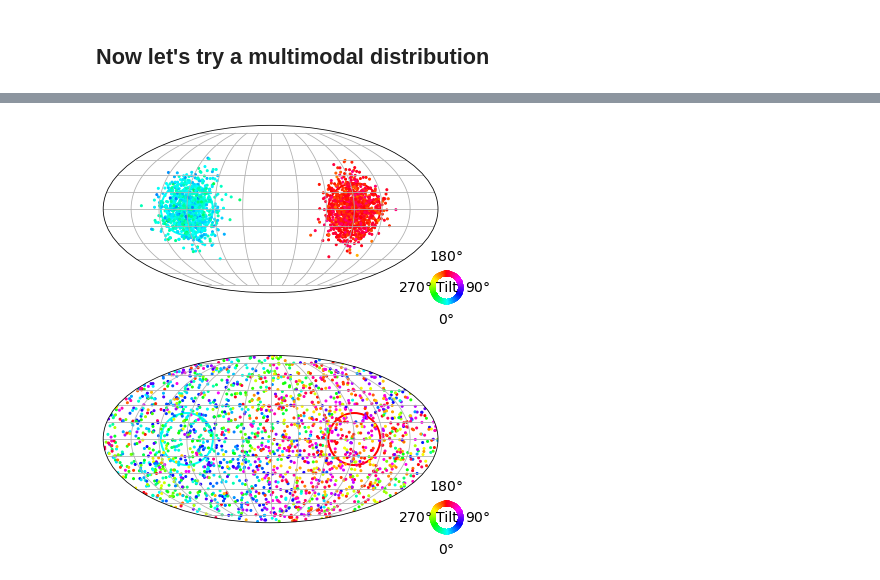
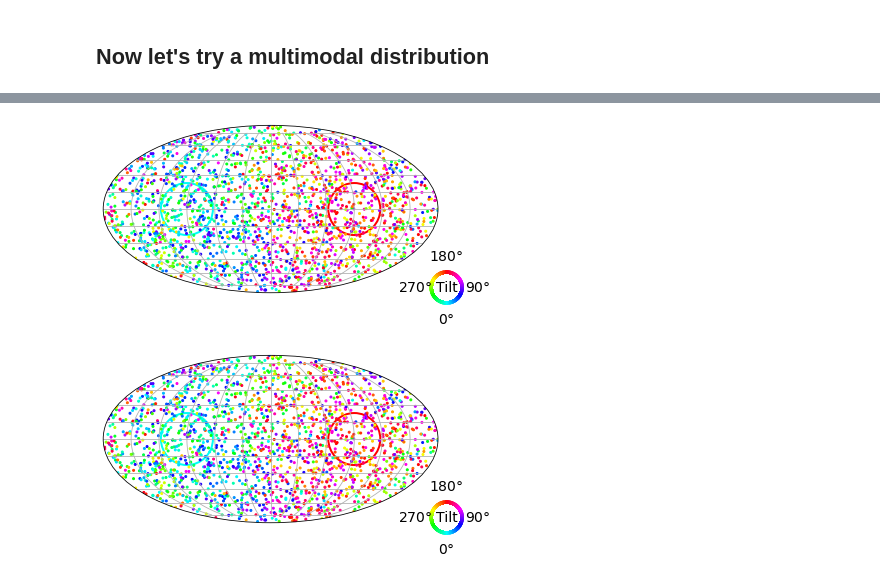
Before and after one commit to McWilliamsCenter/SO3DiffusionModels, a Jupyter notebook: notebooks/SDE_demo.ipynb, the cells around one changed output, grey strips where cells are left out. Drawn from its saved outputs; the diff is of its cells as text; code cells hidden in the pictures.

```diff
--- a/notebooks/SDE_demo.ipynb
+++ b/notebooks/SDE_demo.ipynb
@@ -277,10 +332,10 @@ for t in ts:
 # %%
 visualize_so3_probabilities(
-    jax.vmap(lambda x: SO3(x).as_matrix())(ys[-1]),
+    jax.vmap(lambda x: SO3(x).as_matrix())(ys[0]),
     0.001,
     rotations_gt=jnp.stack([d1._loc.as_matrix(), d2._loc.as_matrix()], axis=0));
 # %% [output]
-[figure, old version]
+[figure, new version]
 # %%
 fig = plt.figure()
 ax = fig.add_subplot( projection='mollweide')
```
Also changed, not shown: parts of 14 cells of this notebook, 21 other files.
